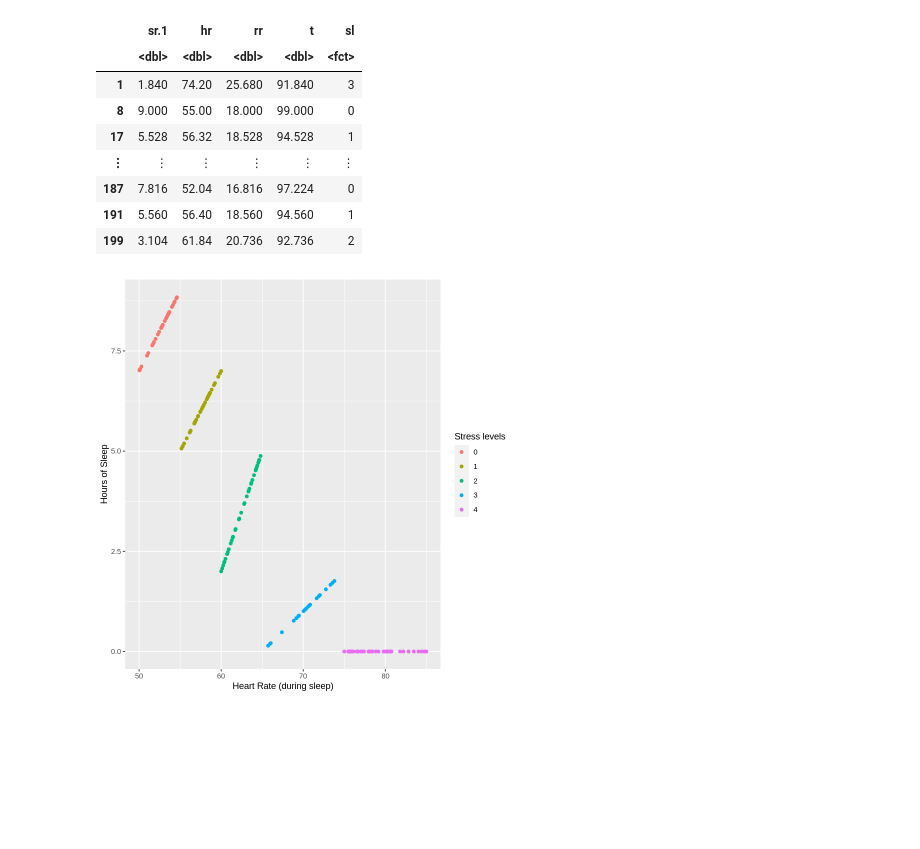
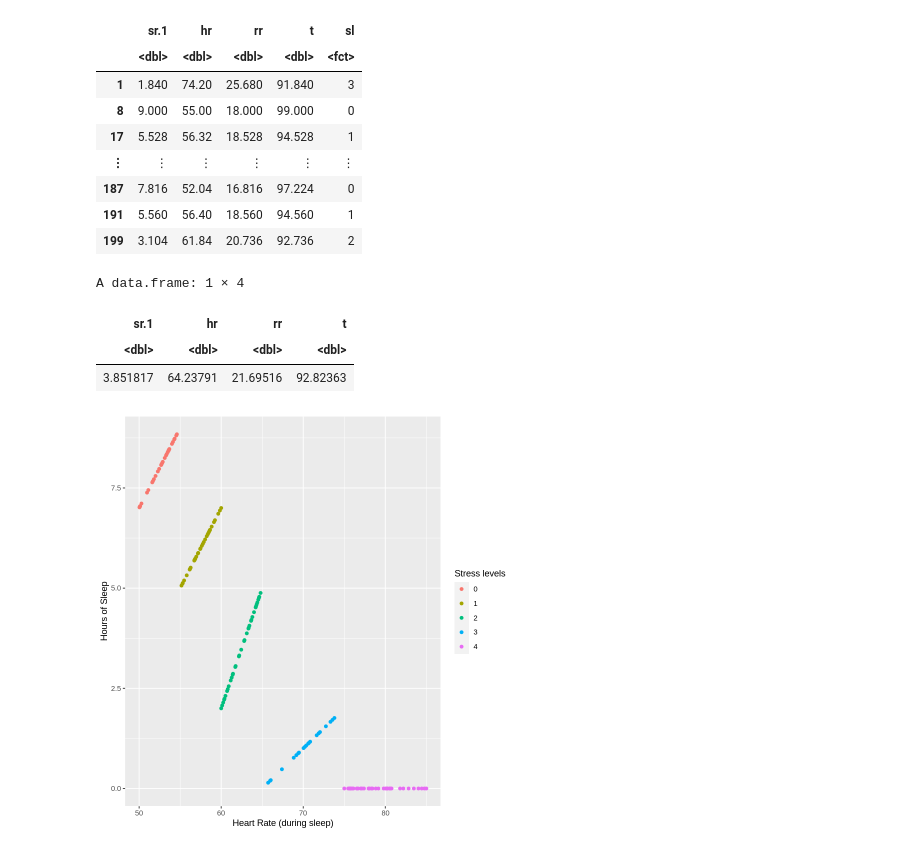
Before and after one commit to Morganfrey16/DSCI-Group-Project, a Jupyter notebook: Group_Project_Porposal.ipynb, the cells around one changed output. Saved outputs shown, nothing was run; the diff lists cells and outputs as text; code cells hidden in the pictures; blank space fills up the shorter version.

Commit message:
summarized

```diff
--- a/Group_Project_Porposal.ipynb
+++ b/Group_Project_Porposal.ipynb
@@ -91,6 +91,15 @@ A data.frame: 47 × 5
 | 187 | 7.816 | 52.04 | 16.816 | 97.224 | 0 |
 | 191 | 5.560 | 56.40 | 18.560 | 94.560 | 1 |
 | 199 | 3.104 | 61.84 | 20.736 | 92.736 | 2 |
+# %%
+sleep_data_aggregate <- sleep_train %>%
+summarize(across(sr.1:t, mean, na.rm = TRUE))
+sleep_data_aggregate
+# %% [output]
+A data.frame: 1 × 4
+| sr.1 | hr | rr | t |
+| <dbl> | <dbl> | <dbl> | <dbl> |
+| 3.851817 | 64.23791 | 21.69516 | 92.82363 |
 # %%
 sleep_train_plot <- ggplot(sleep_train, aes( x = hr, y = sr.1, color = sl)) +
 geom_point() +
```
Also changed, not shown: parts of 1 cell of this notebook.
